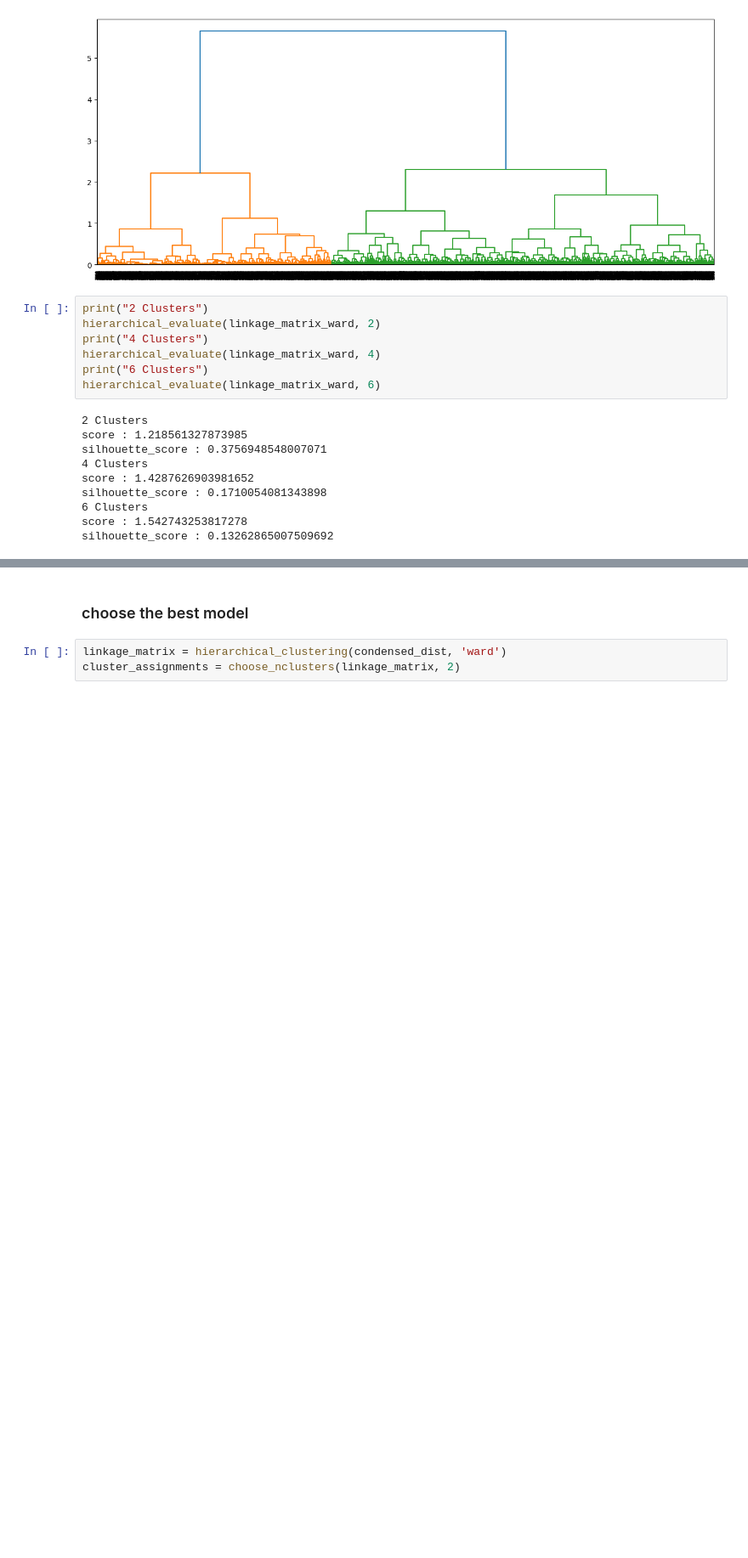
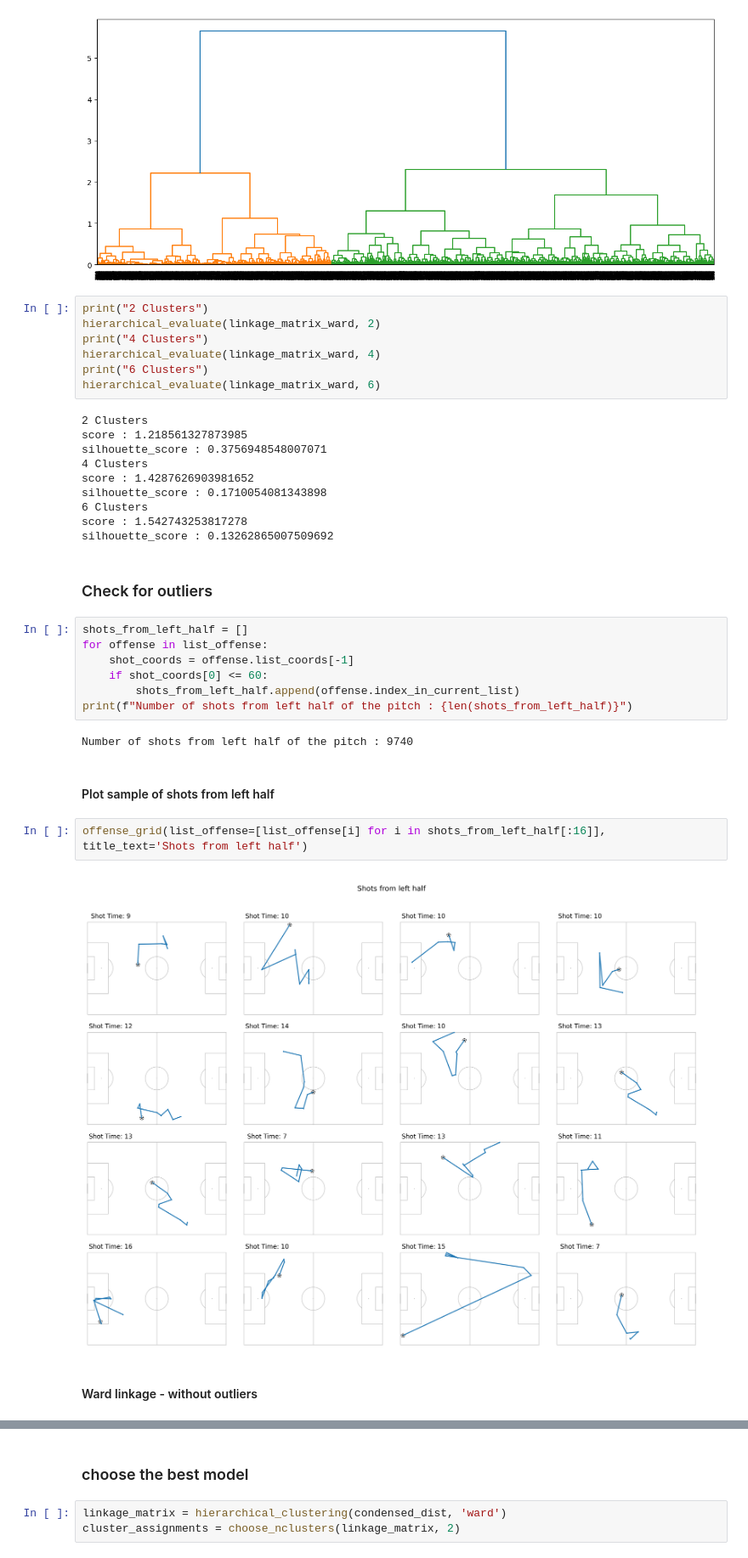
Before and after one commit to royzohar2/Soccer_DS, a Jupyter notebook: main.ipynb, the cells around one changed output, grey strips where cells are left out. Shown at 85% size. Cells and saved outputs as stored; diff of their text form; blank space fills up the shorter version.

Commit message:
add hierarchical clustering without outliers

```diff
--- a/main.ipynb
+++ b/main.ipynb
@@ -655,3 +653,22 @@ silhouette_score : 0.1710054081343898
 6 Clusters
 score : 1.542743253817278
 silhouette_score : 0.13262865007509692
+# %% [markdown]
+### Check for outliers
+# %%
+shots_from_left_half = []
+for offense in list_offense:
+    shot_coords = offense.list_coords[-1]
+    if shot_coords[0] <= 60:
+        shots_from_left_half.append(offense.index_in_current_list)
+print(f"Number of shots from left half of the pitch : {len(shots_from_left_half)}")
+# %% [output]
+Number of shots from left half of the pitch : 9740
+# %% [markdown]
+#### Plot sample of shots from left half
+# %%
+offense_grid(list_offense=[list_offense[i] for i in shots_from_left_half[:16]], title_text='Shots from left half')
+# %% [output]
+[figure, added]
+# %% [markdown]
+#### Ward linkage - without outliers
```
Also changed, not shown: parts of 10 cells of this notebook.
